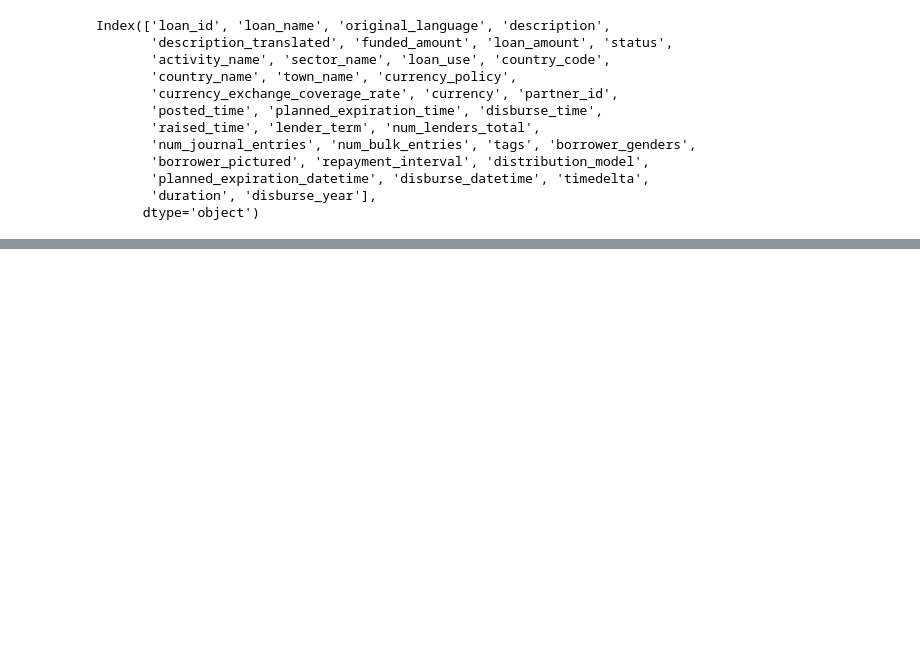
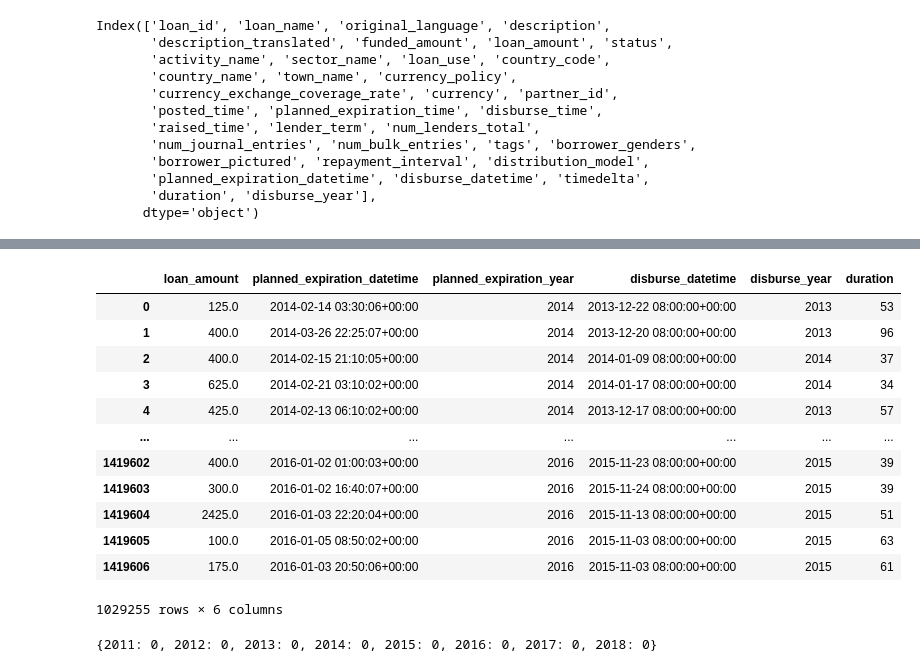
Before and after one commit to AleC28696/ProgettoFCS, a Jupyter notebook: Untitled.ipynb, the cells around one changed output, grey strips where cells are left out. Drawn from its saved outputs; the diff is of its cells as text; code cells hidden in the pictures; blank space fills up the shorter version.

```diff
--- a/Untitled.ipynb
+++ b/Untitled.ipynb
@@ -434,3 +438,6 @@ Index(['loan_id', 'loan_name', 'original_language', 'description',
        'planned_expiration_datetime', 'disburse_datetime', 'timedelta',
        'duration', 'disburse_year'],
       dtype='object')
+# %%
+loans['planned_expiration_year'] = loans['planned_expiration_datetime'].dt.year.astype('Int64')
+loans[['planned_expiration_year']]
@@ -436,0 +458,17 @@ Index(['loan_id', 'loan_name', 'original_language', 'description',
+# %%
+loans1 = loans[['loan_amount', 'planned_expiration_datetime', 'planned_expiration_year', 'disburse_datetime', 'disburse_year', 'duration']][loans['duration'].notna()]
+loans1
+# %% [output]
+|  | loan_amount | planned_expiration_datetime | planned_expiration_year | disburse_datetime | disburse_year | duration |
+| 0 | 125.0 | 2014-02-14 03:30:06+00:00 | 2014 | 2013-12-22 08:00:00+00:00 | 2013 | 53 |
+| 1 | 400.0 | 2014-03-26 22:25:07+00:00 | 2014 | 2013-12-20 08:00:00+00:00 | 2013 | 96 |
+| 2 | 400.0 | 2014-02-15 21:10:05+00:00 | 2014 | 2014-01-09 08:00:00+00:00 | 2014 | 37 |
+| 3 | 625.0 | 2014-02-21 03:10:02+00:00 | 2014 | 2014-01-17 08:00:00+00:00 | 2014 | 34 |
+| 4 | 425.0 | 2014-02-13 06:10:02+00:00 | 2014 | 2013-12-17 08:00:00+00:00 | 2013 | 57 |
+| ... | ... | ... | ... | ... | ... | ... |
+| 1419602 | 400.0 | 2016-01-02 01:00:03+00:00 | 2016 | 2015-11-23 08:00:00+00:00 | 2015 | 39 |
+| 1419603 | 300.0 | 2016-01-02 16:40:07+00:00 | 2016 | 2015-11-24 08:00:00+00:00 | 2015 | 39 |
+| 1419604 | 2425.0 | 2016-01-03 22:20:04+00:00 | 2016 | 2015-11-13 08:00:00+00:00 | 2015 | 51 |
+| 1419605 | 100.0 | 2016-01-05 08:50:02+00:00 | 2016 | 2015-11-03 08:00:00+00:00 | 2015 | 63 |
+| 1419606 | 175.0 | 2016-01-03 20:50:06+00:00 | 2016 | 2015-11-03 08:00:00+00:00 | 2015 | 61 |
+1029255 rows × 6 columns
@@ -436,0 +478,7 @@ Index(['loan_id', 'loan_name', 'original_language', 'description',
+# %%
+year_amount = {}
+for i in range(min_year, max_year+1):
+    year_amount[i]=0
+year_amount
+# %% [output]
+{2011: 0, 2012: 0, 2013: 0, 2014: 0, 2015: 0, 2016: 0, 2017: 0, 2018: 0}
```
Also changed, not shown: parts of 10 cells of this notebook.
